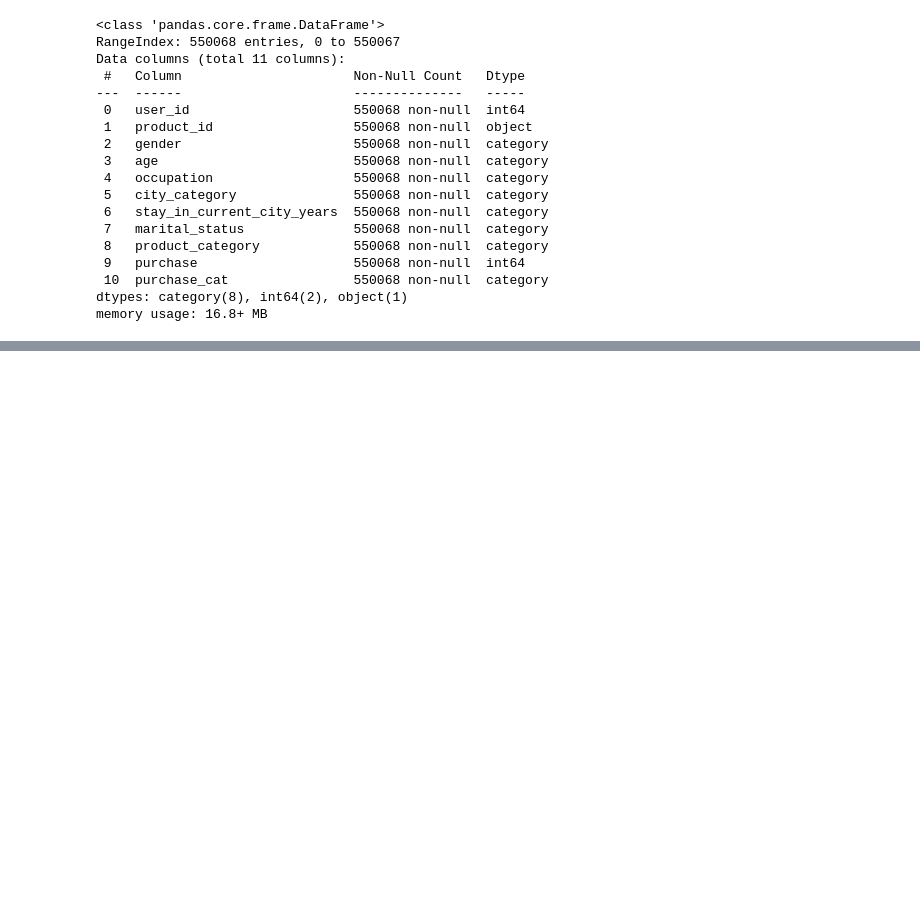
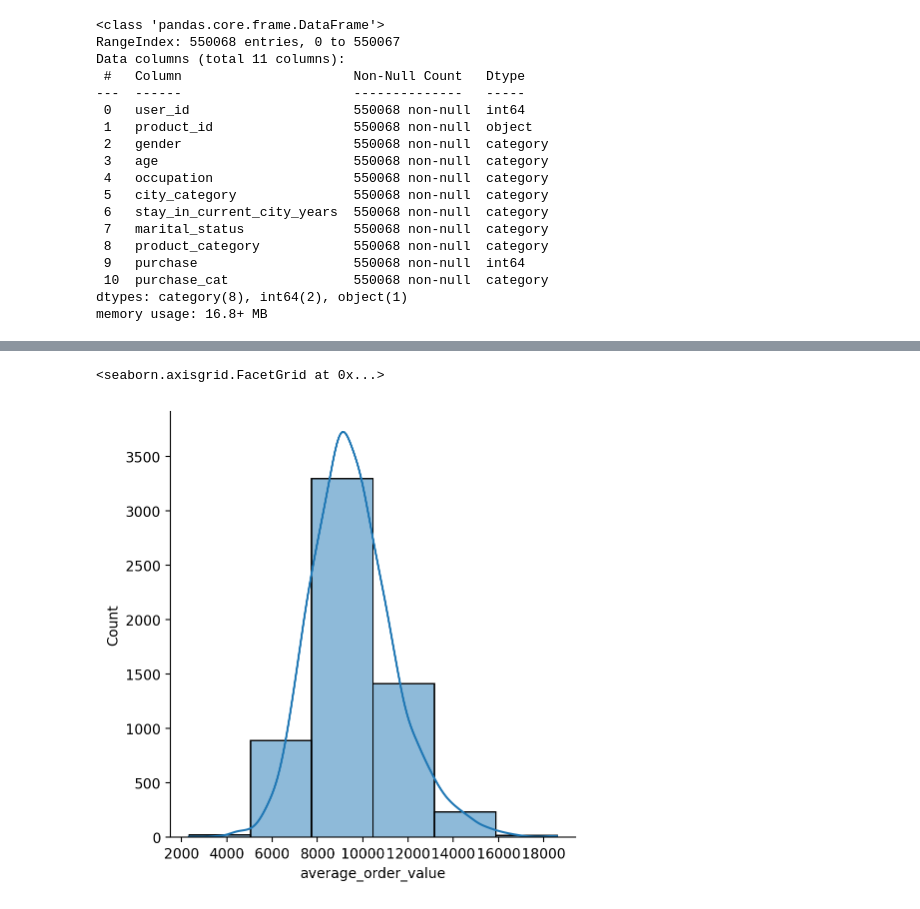
Before and after one commit to jyothisable/Walmart-EDA, a Jupyter notebook: walmart.ipynb, the cells around one changed output, grey strips where cells are left out. Cells and saved outputs as stored; diff of their text form; code cells hidden in the pictures; blank space fills up the shorter version.

```diff
--- a/walmart.ipynb
+++ b/walmart.ipynb
@@ -563,0 +559,7 @@ Occupation split for purchase in millions
+# %%
+wm_df_grouped = wm_df.groupby(['gender','user_id']).agg(total_purchase=('purchase', 'sum'),
+                                            total_count=('user_id', 'count'))
+wm_df_grouped = wm_df_grouped.reset_index()
+wm_df_grouped['average_order_value'] = wm_df_grouped['total_purchase']/wm_df_grouped['total_count']
+wm_df_grouped.dropna(inplace=True)
+wm_df_grouped.sort_values('average_order_value', ascending=False)
@@ -563,0 +580,5 @@ Occupation split for purchase in millions
+# %%
+sns.displot(wm_df_grouped['average_order_value'], kde=True, bins=6)
+# %% [output]
+<seaborn.axisgrid.FacetGrid at 0x...>
+[figure, added]
```
Also changed, not shown: parts of 16 cells of this notebook.
